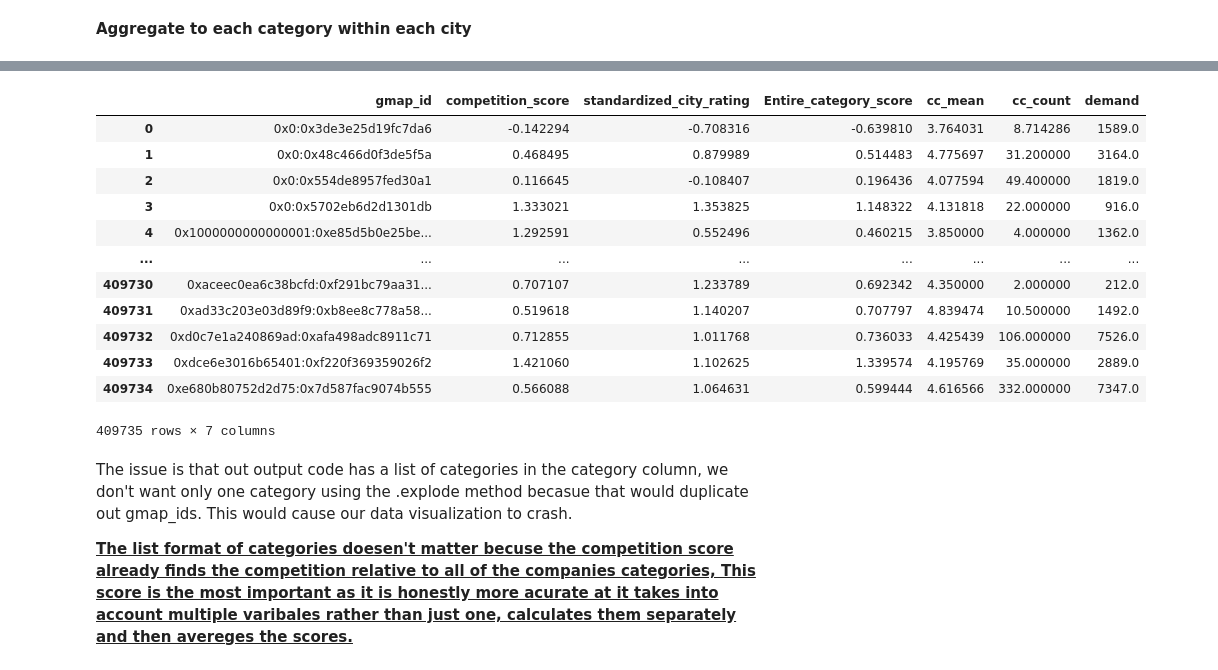
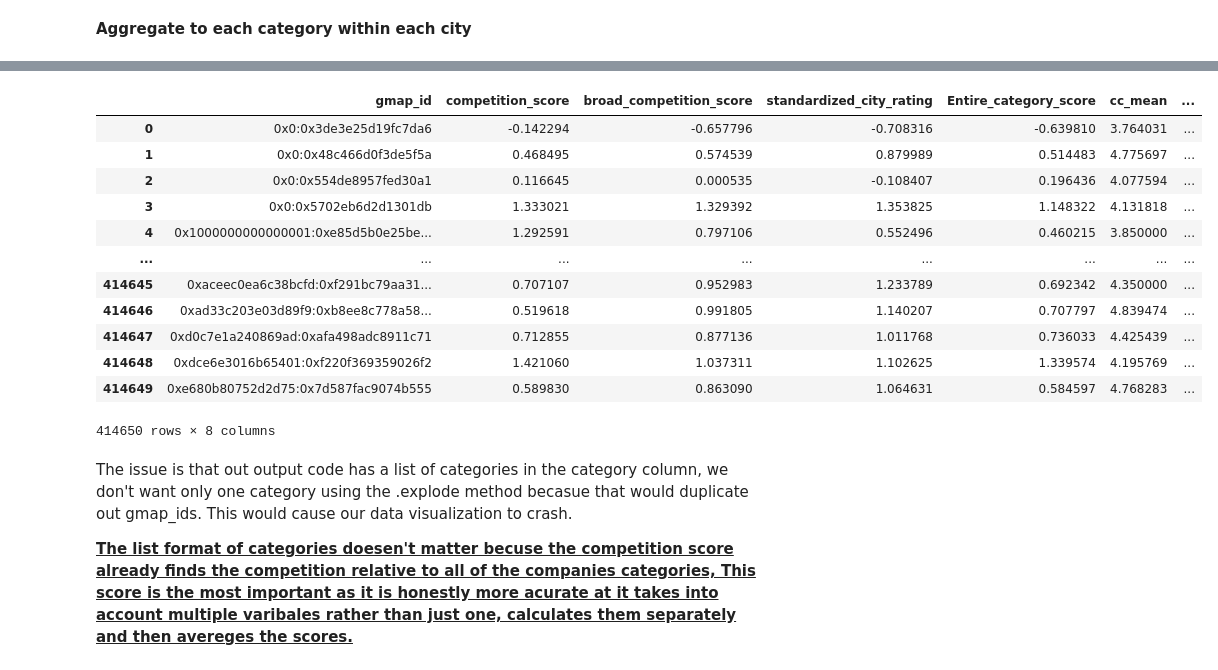
Before and after one commit to Dhrutube/DS3-LocalLens, a Jupyter notebook: Normalizing_Review_Culture.ipynb, the cells around one changed output, grey strips where cells are left out. Saved outputs shown, nothing was run; the diff lists cells and outputs as text; code cells hidden in the pictures.

```diff
--- a/Normalizing_Review_Culture.ipynb
+++ b/Normalizing_Review_Culture.ipynb
@@ -137,22 +236,31 @@ category_df['Entire_category_score'] = (df_with_stats['avg_rating'] - df_with_st
 # %%
 # # # #Remove tiny categories
 category_counts= category_df.get('category').value_counts()
+small_category_counts = category_df.get('small_group').value_counts()
 
 
 # Setting threshold for the category
 category_counts.describe()
+small_category_counts.describe()
 category_counts_threshold = 35 #median, we could alter this if there are too many categories for our deomo
 
+#this only necessary for category_counts categories as they are much more niche
 
 # Map category_count to each category in the df
 category_df['category_count'] = category_df['category'].map(category_counts)
-category_df = category_df[category_df.get('category_count') >= category_counts_threshold]
-category_df = category_df.sort_values(by='category_count', ascending=False)
+category_df['small_category_count'] = category_df['small_group'].map(small_category_counts)
+# category_df = category_df[category_df.get('category_count') >= category_counts_threshold]
+# category_df = category_df.sort_values(by='category_count', ascending=False)
 # %% [markdown]
 **Aggregate to each category within each city**
 # %%
 
 # Calculate mean, std, and count for each category within each city
 category_stats = category_df.groupby(["city", "category"])['avg_rating'].agg(['mean', 'std', 'count']).reset_index()
-category_stats.columns = ['city', 'category', 'cc_mean', 'cc_std', 'cc_count']  # rename columns for clarity
+category_stats.columns = ['city', 'category', 'cc_mean', 'cc_std', 'cc_count']
+
+small_category_stats = category_df.groupby(["city", "small_group"])['avg_rating'].agg(['mean', 'std', 'count']).reset_index()
+small_category_stats.columns = ['scity', 'scategory', 'scc_mean', 'scc_std', 'scc_count']
+
+ # rename columns for clarity
 #use these for our average rating of category in the city column
@@ -159,13 +284,22 @@ category_stats.columns = ['city', 'category', 'cc_mean', 'cc_std', 'cc_count']
 # %%
 
 # Merge back into category data set (here category df is just the exploded metadata with city and category count)
-mcategory_df = category_df.merge(category_stats, on=['city', 'category'], how='inner') #merge on both city and category
-mcategory_df.shape[0]
+
+
+mcategory_df = category_df.merge(category_stats, on=['city', 'category'], how='inner').merge(small_category_stats, left_on = ['city', 'small_group'], right_on = ['scity', 'scategory'], how= 'inner') #merge on both city and category
 mcategory_df['cc_count'] = (
     mcategory_df.groupby(['city', 'category'])['gmap_id']
       .transform('nunique')
 )
+###########
+#this does not need to change as we want oportuity score to remain niche
+###########
+
 mcategory_df
 mcategory_df.drop(columns=[ 'category_count'])
+
+
+
+#s should be greater for count and std should be lower
 # %% [output]
 |  | name | address | gmap_id | description | latitude | longitude | category | avg_rating | num_of_reviews | ... |
@@ -195,41 +331,52 @@ Index(['name', 'address', 'gmap_id', 'description', 'latitude', 'longitude',
 # %%
 
 # competition score = normalized rating in local area relative to competition
 # If less than 2 companies in the city-category combo, mark as insufficient data
 mcategory_df['competition_score'] = mcategory_df.apply(
     lambda row:
         (row['avg_rating'] - row['cc_mean']) / row['cc_std']
         if (row['cc_count'] >= 2 and row['cc_std'] != 0)
         else np.nan,
     axis=1
 )
 
+mcategory_df['broad_competition_score'] = mcategory_df.apply(
+    lambda row:
+        (row['avg_rating'] - row['scc_mean']) / row['scc_std']
+        if (row['scc_count'] >= 2 and row['scc_std'] != 0)
+        else np.nan,
+    axis=1
+)
+
+
+
 mcategory_df = mcategory_df.groupby('gmap_id').agg({
     'competition_score': 'mean',
+    'broad_competition_score': 'mean',
     'standardized_city_rating': 'mean',
     'Entire_category_score': 'mean',
     'cc_mean': 'mean',
-    'cc_count': 'mean',
-    'demand': 'mean'
+    'cc_count': 'mean', #these two are for oportunity score later on
+    'demand': 'first'
 
     #this gives us cc_mean as a col to use 'Targetability'
 }).reset_index()
 
 mcategory_df #The reason that the number dropped is becuase explode will create multiple rows and grouping by gmap_id will reduce that back
 # %% [output]
-|  | gmap_id | competition_score | standardized_city_rating | Entire_category_score | cc_mean | cc_count | demand |
-| 0 | 0x0:0x3de3e25d19fc7da6 | -0.142294 | -0.708316 | -0.639810 | 3.764031 | 8.714286 | 1589.0 |
-| 1 | 0x0:0x48c466d0f3de5f5a | 0.468495 | 0.879989 | 0.514483 | 4.775697 | 31.200000 | 3164.0 |
-| 2 | 0x0:0x554de8957fed30a1 | 0.116645 | -0.108407 | 0.196436 | 4.077594 | 49.400000 | 1819.0 |
-| 3 | 0x0:0x5702eb6d2d1301db | 1.333021 | 1.353825 | 1.148322 | 4.131818 | 22.000000 | 916.0 |
-| 4 | 0x1000000000000001:0xe85d5b0e25be... | 1.292591 | 0.552496 | 0.460215 | 3.850000 | 4.000000 | 1362.0 |
+|  | gmap_id | competition_score | broad_competition_score | standardized_city_rating | Entire_category_score | cc_mean | ... |
+| 0 | 0x0:0x3de3e25d19fc7da6 | -0.142294 | -0.657796 | -0.708316 | -0.639810 | 3.764031 | ... |
+| 1 | 0x0:0x48c466d0f3de5f5a | 0.468495 | 0.574539 | 0.879989 | 0.514483 | 4.775697 | ... |
+| 2 | 0x0:0x554de8957fed30a1 | 0.116645 | 0.000535 | -0.108407 | 0.196436 | 4.077594 | ... |
+| 3 | 0x0:0x5702eb6d2d1301db | 1.333021 | 1.329392 | 1.353825 | 1.148322 | 4.131818 | ... |
+| 4 | 0x1000000000000001:0xe85d5b0e25be... | 1.292591 | 0.797106 | 0.552496 | 0.460215 | 3.850000 | ... |
 | ... | ... | ... | ... | ... | ... | ... | ... |
-| 409730 | 0xaceec0ea6c38bcfd:0xf291bc79aa31... | 0.707107 | 1.233789 | 0.692342 | 4.350000 | 2.000000 | 212.0 |
-| 409731 | 0xad33c203e03d89f9:0xb8ee8c778a58... | 0.519618 | 1.140207 | 0.707797 | 4.839474 | 10.500000 | 1492.0 |
-| 409732 | 0xd0c7e1a240869ad:0xafa498adc8911c71 | 0.712855 | 1.011768 | 0.736033 | 4.425439 | 106.000000 | 7526.0 |
-| 409733 | 0xdce6e3016b65401:0xf220f369359026f2 | 1.421060 | 1.102625 | 1.339574 | 4.195769 | 35.000000 | 2889.0 |
-| 409734 | 0xe680b80752d2d75:0x7d587fac9074b555 | 0.566088 | 1.064631 | 0.599444 | 4.616566 | 332.000000 | 7347.0 |
+| 414645 | 0xaceec0ea6c38bcfd:0xf291bc79aa31... | 0.707107 | 0.952983 | 1.233789 | 0.692342 | 4.350000 | ... |
+| 414646 | 0xad33c203e03d89f9:0xb8ee8c778a58... | 0.519618 | 0.991805 | 1.140207 | 0.707797 | 4.839474 | ... |
+| 414647 | 0xd0c7e1a240869ad:0xafa498adc8911c71 | 0.712855 | 0.877136 | 1.011768 | 0.736033 | 4.425439 | ... |
+| 414648 | 0xdce6e3016b65401:0xf220f369359026f2 | 1.421060 | 1.037311 | 1.102625 | 1.339574 | 4.195769 | ... |
+| 414649 | 0xe680b80752d2d75:0x7d587fac9074b555 | 0.589830 | 0.863090 | 1.064631 | 0.584597 | 4.768283 | ... |
-409735 rows × 7 columns
+414650 rows × 8 columns
 # %%
 #We will merge all of this back into texas metadata with an inner merge to add the new z-score and CI columns for the Tableu dataset.
 
```
Also changed, not shown: parts of 27 cells of this notebook.
